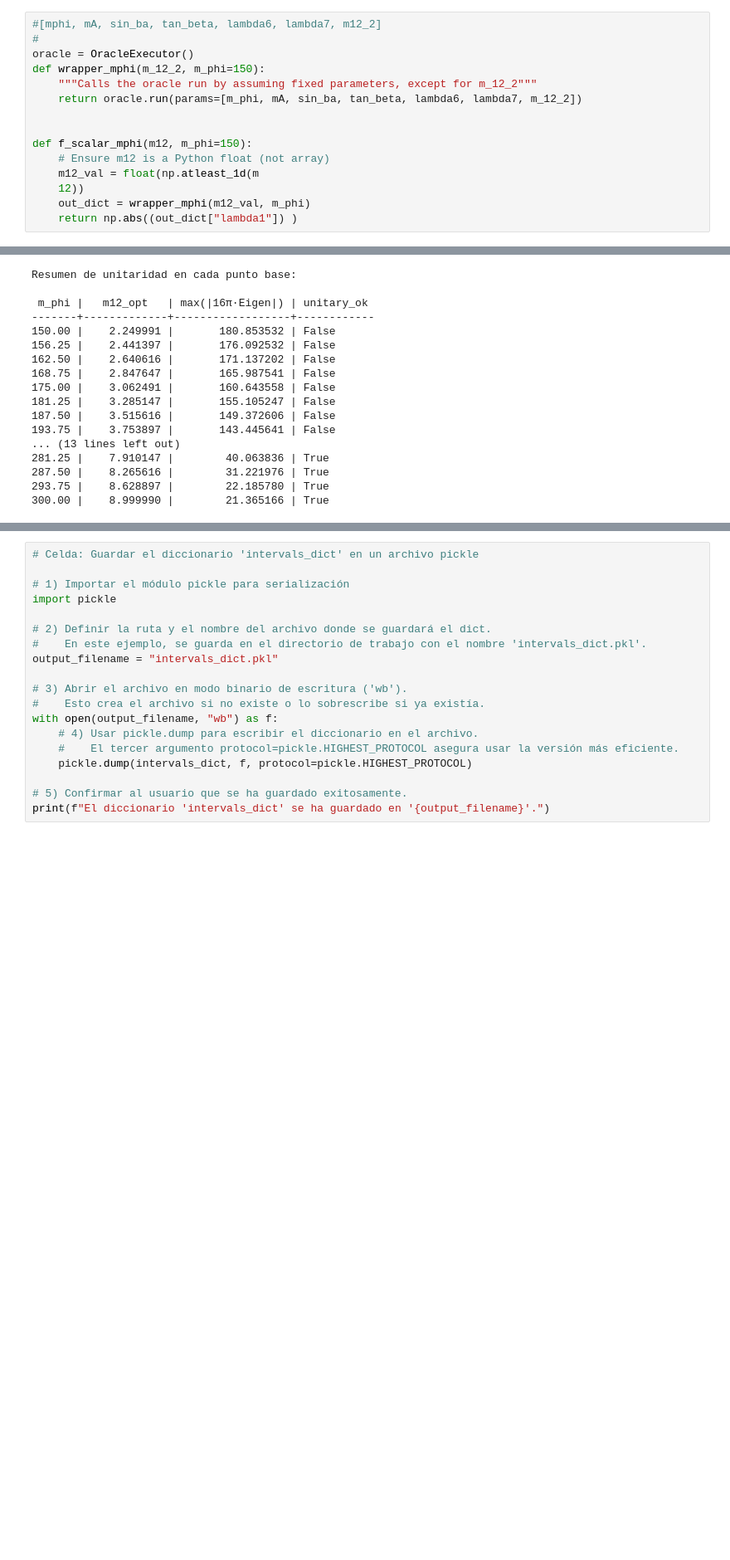
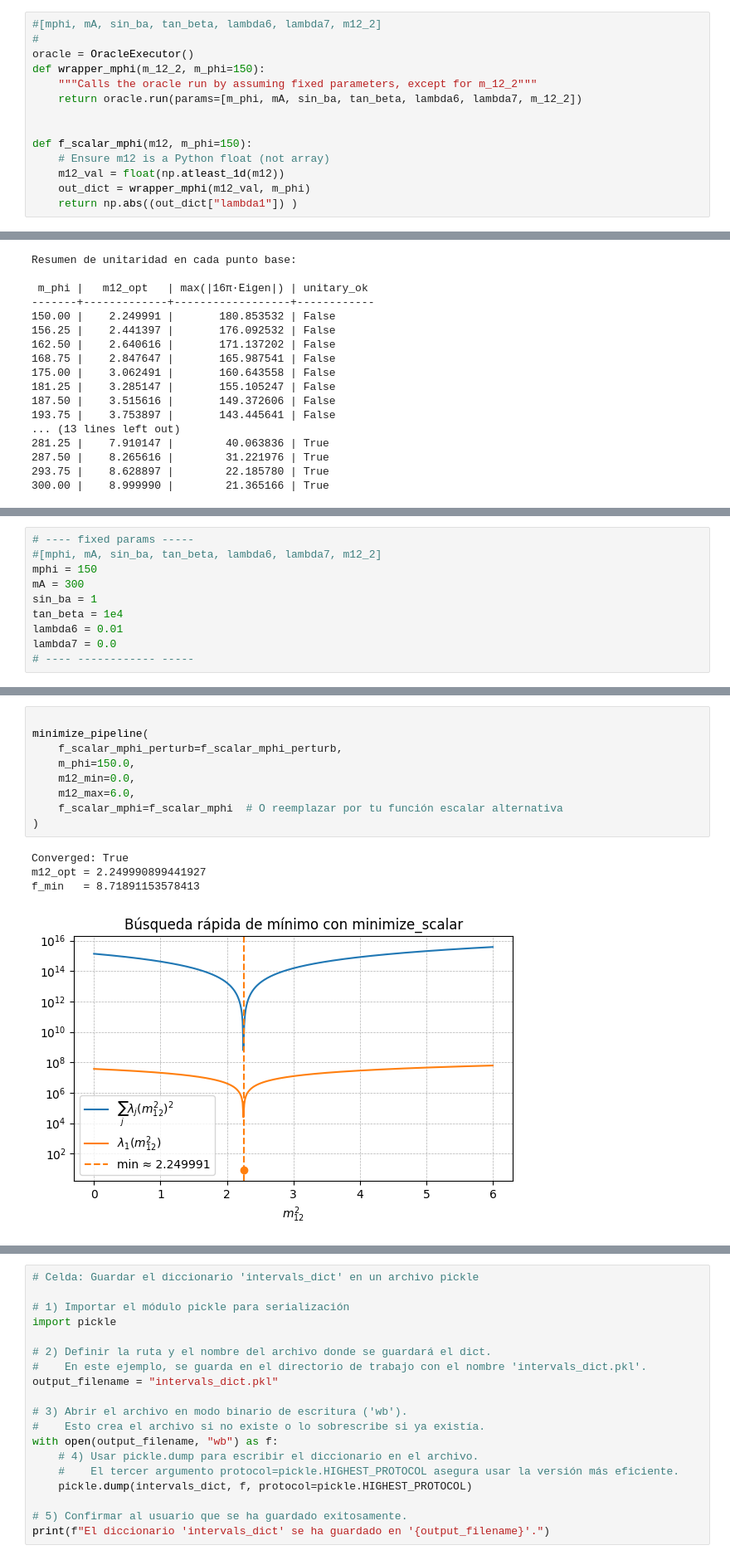
Before and after one commit to fbientrigo/dihiggs, a Jupyter notebook: mlpython/06_valid_points/06a_reunion_share.ipynb, the cells around one changed output, grey strips where cells are left out. Shown at 83% size. Drawn from its saved outputs; the diff is of its cells as text; blank space fills up the shorter version.

```diff
--- a/mlpython/06_valid_points/06a_reunion_share.ipynb
+++ b/mlpython/06_valid_points/06a_reunion_share.ipynb
@@ -475,8 +465,7 @@ def wrapper_mphi(m_12_2, m_phi=150):
 
 def f_scalar_mphi(m12, m_phi=150):
     # Ensure m12 is a Python float (not array)
-    m12_val = float(np.atleast_1d(m
-    12))
+    m12_val = float(np.atleast_1d(m12))
     out_dict = wrapper_mphi(m12_val, m_phi)
     return np.abs((out_dict["lambda1"]) )
 # %%
@@ -684,0 +676,10 @@ Resumen de unitaridad en cada punto base:
+# %%
+# ---- fixed params -----
+#[mphi, mA, sin_ba, tan_beta, lambda6, lambda7, m12_2]
+mphi = 150
+mA = 300
+sin_ba = 1
+tan_beta = 1e4
+lambda6 = 0.01
+lambda7 = 0.0
+# ---- ------------ -----
@@ -684,0 +810,14 @@ Resumen de unitaridad en cada punto base:
+# %%
+
+minimize_pipeline(
+    f_scalar_mphi_perturb=f_scalar_mphi_perturb,
+    m_phi=150.0,
+    m12_min=0.0,
+    m12_max=6.0,
+    f_scalar_mphi=f_scalar_mphi  # O reemplazar por tu función escalar alternativa
+)
+# %% [output]
+Converged: True
+m12_opt = 2.249990899441927
+f_min   = 8.71891153578413
+[figure, added]
```
Also changed, not shown: parts of 13 cells of this notebook, 55 other files.
